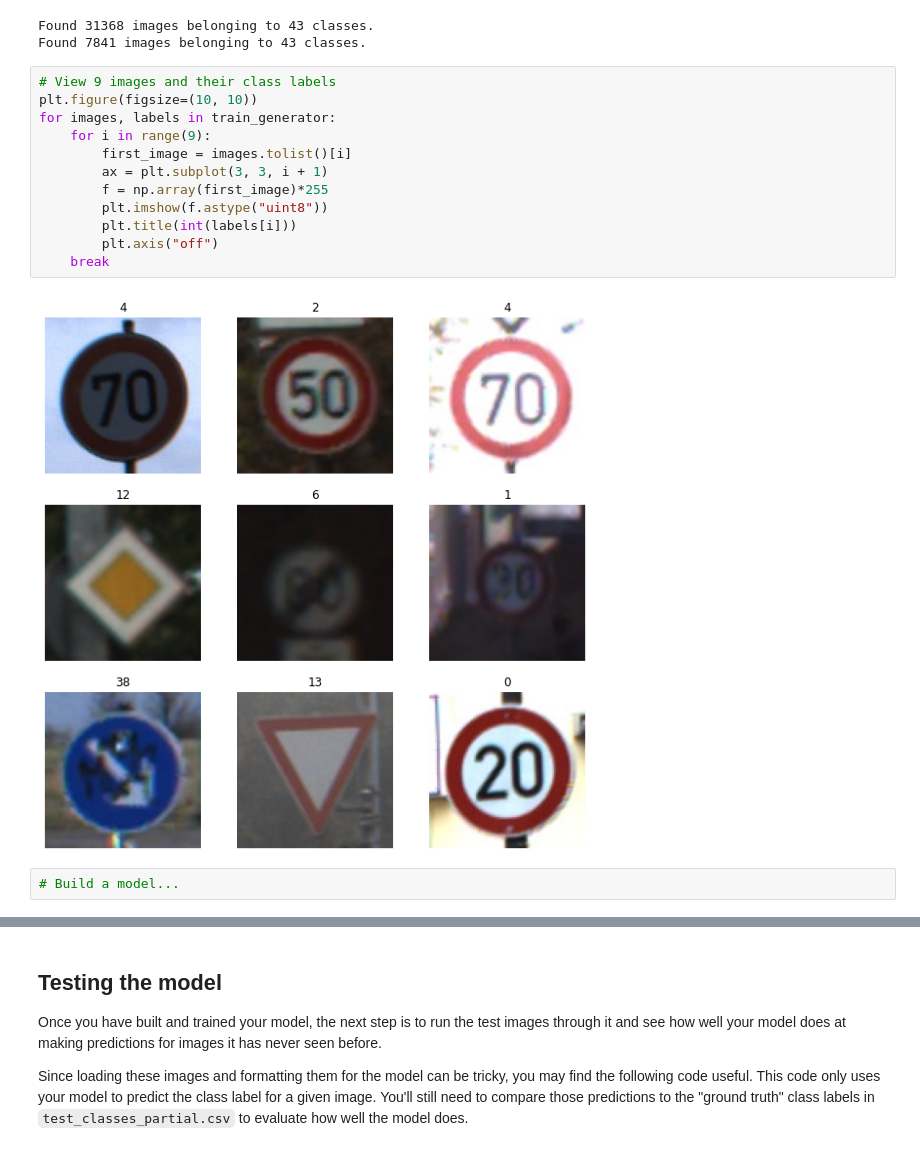
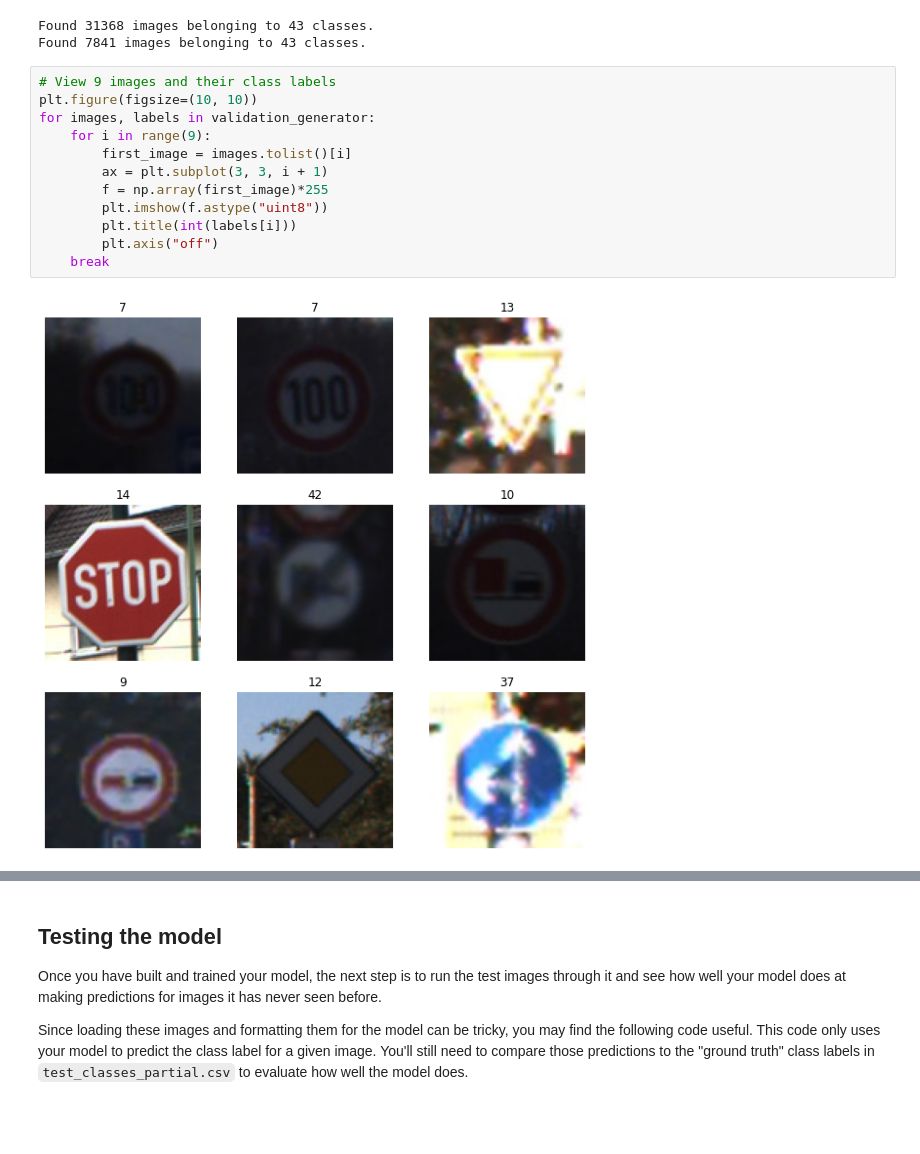
Before and after one commit to carlosdgerez/machine_learning, a Jupyter notebook: module5/comvolutional1.ipynb, the cells around one changed output, grey strips where cells are left out. Cells and saved outputs as stored; diff of their text form; blank space fills up the shorter version.

```diff
--- a/module5/comvolutional1.ipynb
+++ b/module5/comvolutional1.ipynb
@@ -97,16 +98,14 @@ Found 7841 images belonging to 43 classes.
 # %%
 # View 9 images and their class labels
 plt.figure(figsize=(10, 10))
-for images, labels in train_generator:
+for images, labels in validation_generator:
     for i in range(9):
         first_image = images.tolist()[i]
         ax = plt.subplot(3, 3, i + 1)
         f = np.array(first_image)*255
         plt.imshow(f.astype("uint8"))
         plt.title(int(labels[i]))
         plt.axis("off")
     break
 # %% [output]
-[figure, old version]
+[figure, new version]
-# %%
-# Build a model...
```
Also changed, not shown: parts of 3 cells of this notebook.
